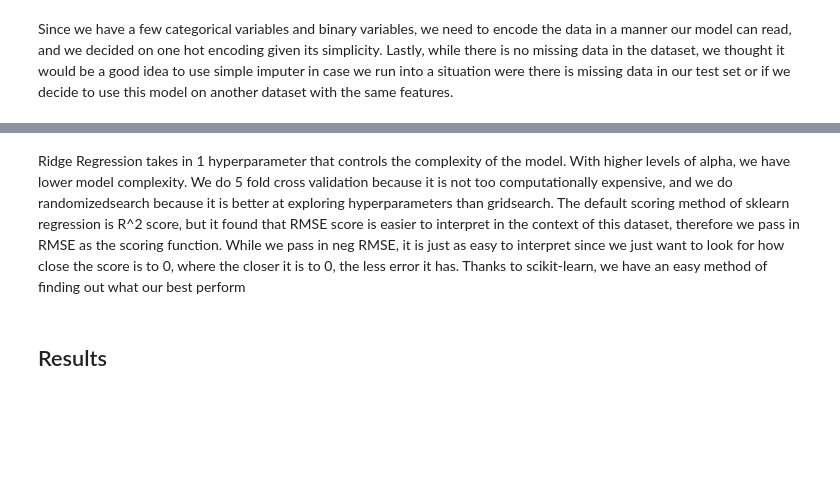
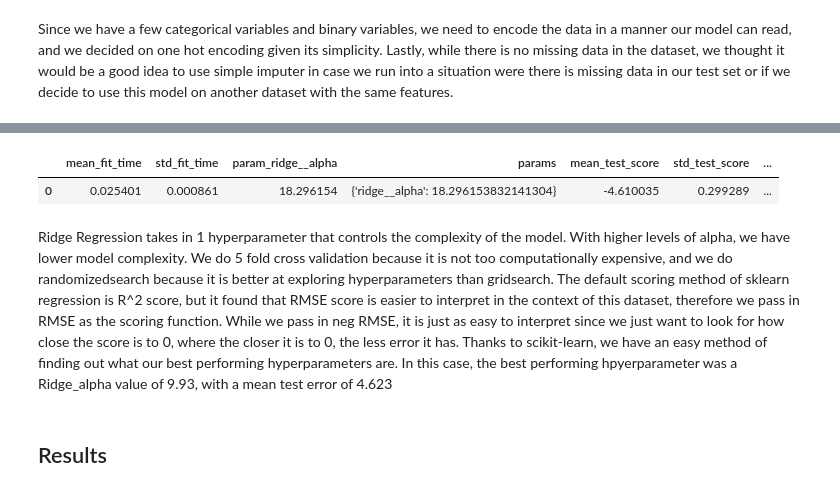
Before and after one commit to DSCI-310/DSCI-310-Group-1, a Jupyter notebook: analysis/StudentPerformance.ipynb, the cells around one changed output, grey strips where cells are left out. Saved outputs shown, nothing was run; the diff lists cells and outputs as text; code cells hidden in the pictures; blank space fills up the shorter version.

```diff
--- a/analysis/StudentPerformance.ipynb
+++ b/analysis/StudentPerformance.ipynb
@@ -163,5 +163,18 @@ print(rand_search.best_score_)
+# %%
+df_results = pd.DataFrame(rand_search.cv_results_)
+df_results = df_results[df_results.rank_test_score == df_results.rank_test_score.min()].drop(["mean_score_time",
+                                                                                             "std_score_time",
+                                                                                             "split0_test_score",
+                                                                                             "split1_test_score",
+                                                                                             "split2_test_score",
+                                                                                             "split3_test_score",
+                                                                                             "split4_test_score"], axis=1)
+df_results
+# %% [output]
+|  | mean_fit_time | std_fit_time | param_ridge__alpha | params | mean_test_score | std_test_score | ... |
+| 0 | 0.025401 | 0.000861 | 18.296154 | {'ridge__alpha': 18.296153832141304} | -4.610035 | 0.299289 | ... |
 # %% [markdown]
-Ridge Regression takes in 1 hyperparameter that controls the complexity of the model. With higher levels of alpha, we have lower model complexity. We do 5 fold cross validation because it is not too computationally expensive, and we do randomizedsearch because it is better at exploring hyperparameters than gridsearch. The default scoring method of sklearn regression is R^2 score, but it found that RMSE score is easier to interpret in the context of this dataset, therefore we pass in RMSE as the scoring function. While we pass in neg RMSE, it is just as easy to interpret since we just want to look for how close the score is to 0, where the closer it is to 0, the less error it has. Thanks to scikit-learn, we have an easy method of finding out what our best perform
+Ridge Regression takes in 1 hyperparameter that controls the complexity of the model. With higher levels of alpha, we have lower model complexity. We do 5 fold cross validation because it is not too computationally expensive, and we do randomizedsearch because it is better at exploring hyperparameters than gridsearch. The default scoring method of sklearn regression is R^2 score, but it found that RMSE score is easier to interpret in the context of this dataset, therefore we pass in RMSE as the scoring function. While we pass in neg RMSE, it is just as easy to interpret since we just want to look for how close the score is to 0, where the closer it is to 0, the less error it has. Thanks to scikit-learn, we have an easy method of finding out what our best performing hyperparameters are. In this case, the best performing hpyerparameter was a Ridge_alpha value of 9.93, with a mean test error of 4.623
 # %% [markdown]
 ## Results
 # %% [markdown]
```
Also changed, not shown: parts of 6 cells of this notebook, 3 other files.
